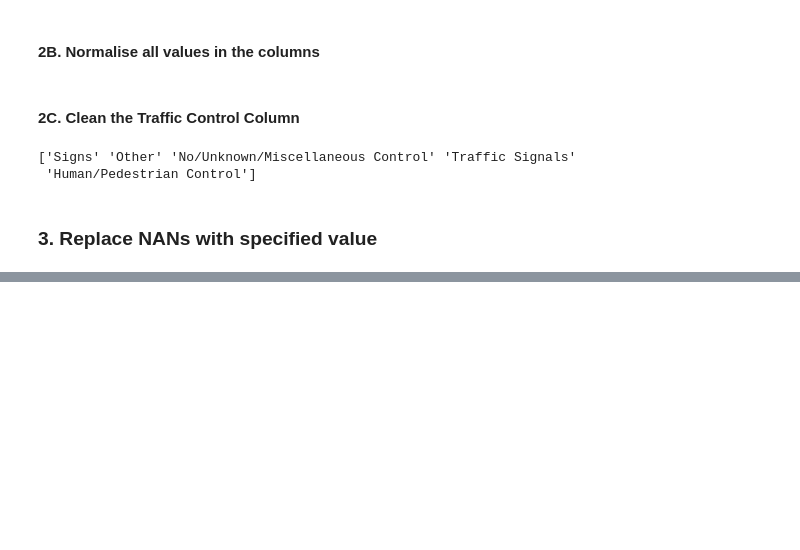
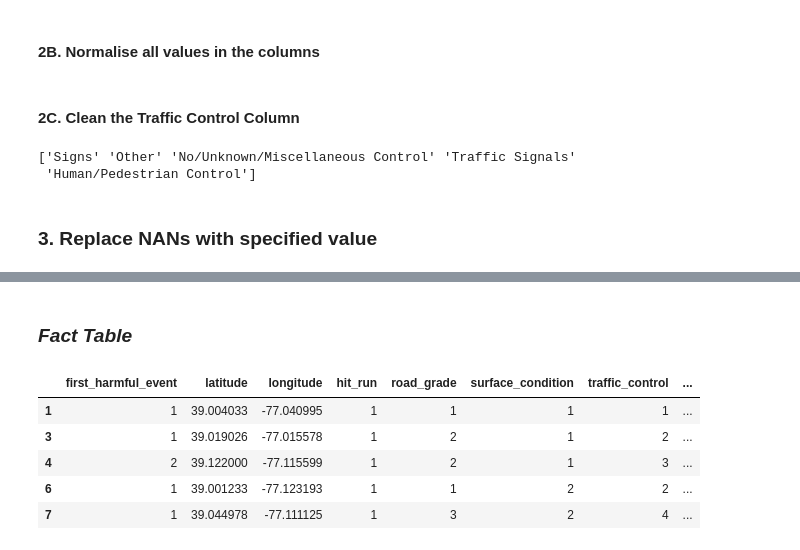
Before and after one commit to ggeorgekkariuki/crash-analysis, a Jupyter notebook: Montgomery Crash Analysis ETL.ipynb, the cells around one changed output, grey strips where cells are left out. Drawn from its saved outputs; the diff is of its cells as text; code cells hidden in the pictures; blank space fills up the shorter version.

Commit message:
Create fact table

```diff
--- a/Montgomery Crash Analysis ETL.ipynb
+++ b/Montgomery Crash Analysis ETL.ipynb
@@ -350,0 +353,11 @@ replace_values(replacing_dict=replace_dictionary)
+# %%
+# Columns with null values that should be filled with the mode
+fill_null_columns = ['junction', 'route_type']
+
+for col in fill_null_columns:
+    col_mode = df[col].mode()[0] # Get the mode of the column
+    df.loc[:, col] = df[col].fillna(col_mode) # Fill with the mode
+
+# Check
+for col in fill_null_columns:
+    print(col, "missing values", df[col].isna().sum())
@@ -350,0 +440,5 @@ replace_values(replacing_dict=replace_dictionary)
+# %% [markdown]
+### <i>Fact Table<i>
+# %%
+# Create a seperate copy of the cleaned data
+mapped_df = df.copy()
@@ -350,0 +455,10 @@ replace_values(replacing_dict=replace_dictionary)
+# %%
+# Check
+mapped_df.iloc[:5, 9:].head()
+# %% [output]
+|  | first_harmful_event | latitude | longitude | hit_run | road_grade | surface_condition | traffic_control | ... |
+| 1 | 1 | 39.004033 | -77.040995 | 1 | 1 | 1 | 1 | ... |
+| 3 | 1 | 39.019026 | -77.015578 | 1 | 2 | 1 | 2 | ... |
+| 4 | 2 | 39.122000 | -77.115599 | 1 | 2 | 1 | 3 | ... |
+| 6 | 1 | 39.001233 | -77.123193 | 1 | 1 | 2 | 2 | ... |
+| 7 | 1 | 39.044978 | -77.111125 | 1 | 3 | 2 | 4 | ... |
```
Also changed, not shown: parts of 9 cells of this notebook, 1 other file.
